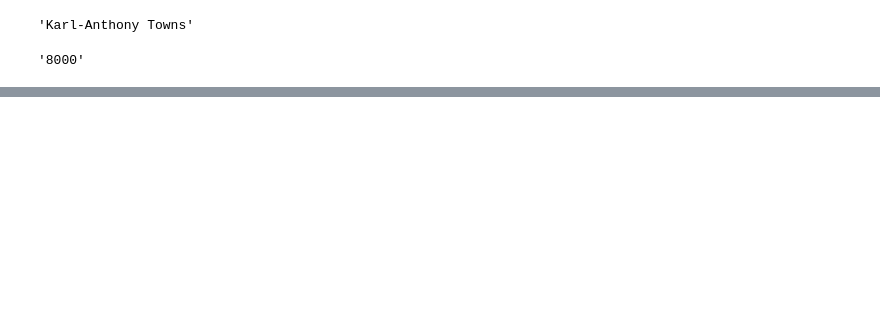
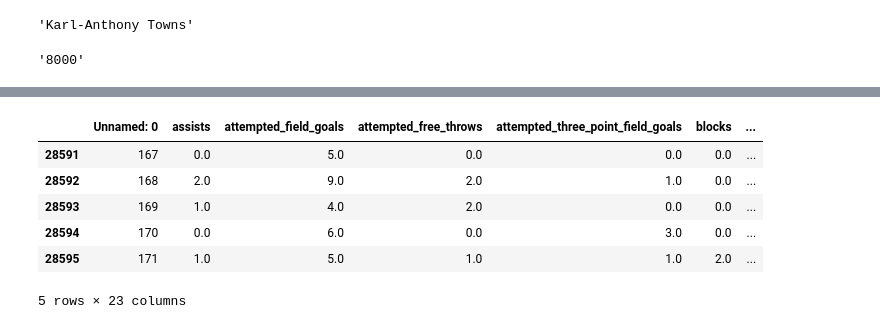
Before and after one commit to shanemulqueen/nba, a Jupyter notebook: Salary_scrape_scratch.ipynb, the cells around one changed output, grey strips where cells are left out. Cells and saved outputs as stored; diff of their text form; code cells hidden in the pictures; blank space fills up the shorter version.

```diff
--- a/Salary_scrape_scratch.ipynb
+++ b/Salary_scrape_scratch.ipynb
@@ -108,0 +310,15 @@ output
+# %%
+data = pd.read_csv('2017Data.csv',encoding='latin-1')
+temp_df = pd.read_csv(years[1],encoding='latin-1')
+data.append(temp_df)
+temp_df = pd.read_csv(years[2],encoding='latin-1')
+data.append(temp_df)
+data.tail()
+# %% [output]
+|  | Unnamed: 0 | assists | attempted_field_goals | attempted_free_throws | attempted_three_point_field_goals | blocks | ... |
+| 28591 | 167 | 0.0 | 5.0 | 0.0 | 0.0 | 0.0 | ... |
+| 28592 | 168 | 2.0 | 9.0 | 2.0 | 1.0 | 0.0 | ... |
+| 28593 | 169 | 1.0 | 4.0 | 2.0 | 0.0 | 0.0 | ... |
+| 28594 | 170 | 0.0 | 6.0 | 0.0 | 3.0 | 0.0 | ... |
+| 28595 | 171 | 1.0 | 5.0 | 1.0 | 1.0 | 2.0 | ... |
+5 rows × 23 columns
```
Also changed, not shown: parts of 28 cells of this notebook, 8 other files.
